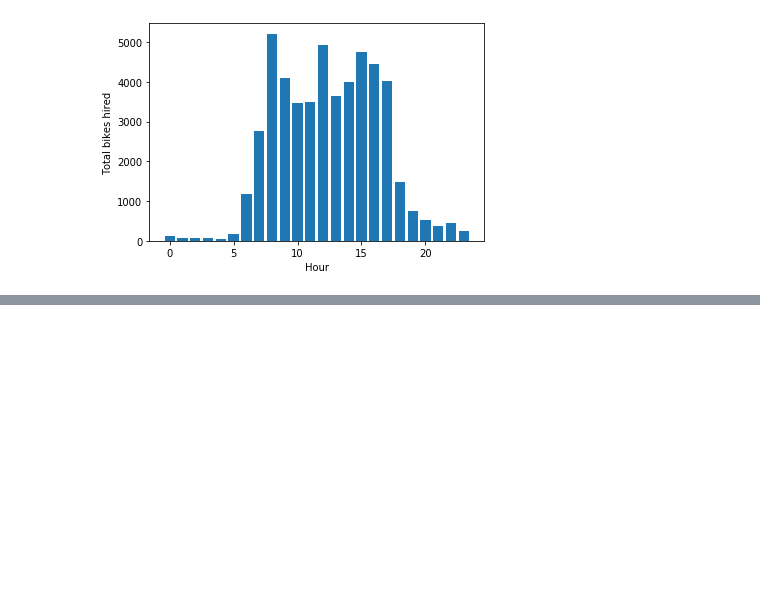
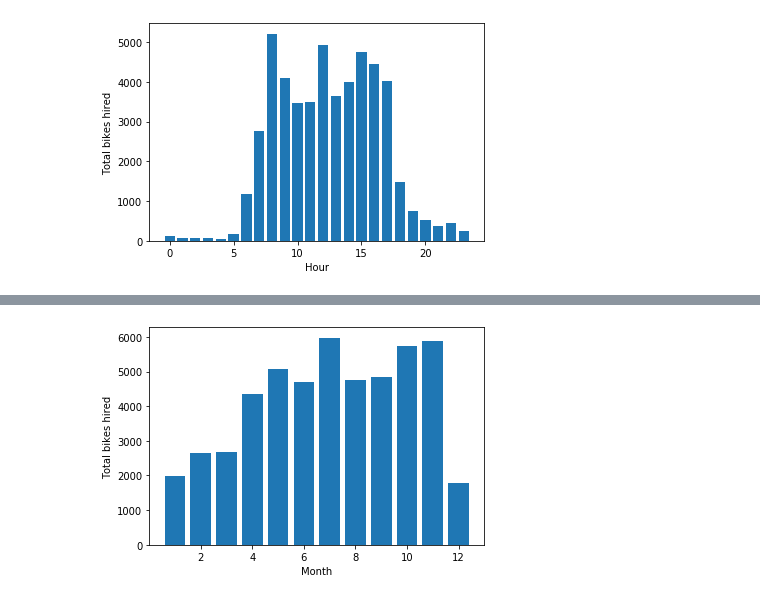
Before and after one commit to wolfsinem/Bike-Rental-FlickBike, a Jupyter notebook: notebook/flickbike_analysis.ipynb, the cells around one changed output, grey strips where cells are left out. Saved outputs shown, nothing was run; the diff lists cells and outputs as text; code cells hidden in the pictures; blank space fills up the shorter version.

```diff
--- a/notebook/flickbike_analysis.ipynb
+++ b/notebook/flickbike_analysis.ipynb
@@ -276,0 +313,11 @@ plt.show()
+# %%
+month_of_year = df['date'].apply(lambda time: time.month).value_counts()
+# %%
+x = month_of_year.index
+y = month_of_year.values
+plt.bar(x,y)
+plt.xlabel('Month')
+plt.ylabel('Total bikes hired')
+plt.show()
+# %% [output]
+[figure, added]
```
Also changed, not shown: parts of 11 cells of this notebook.
